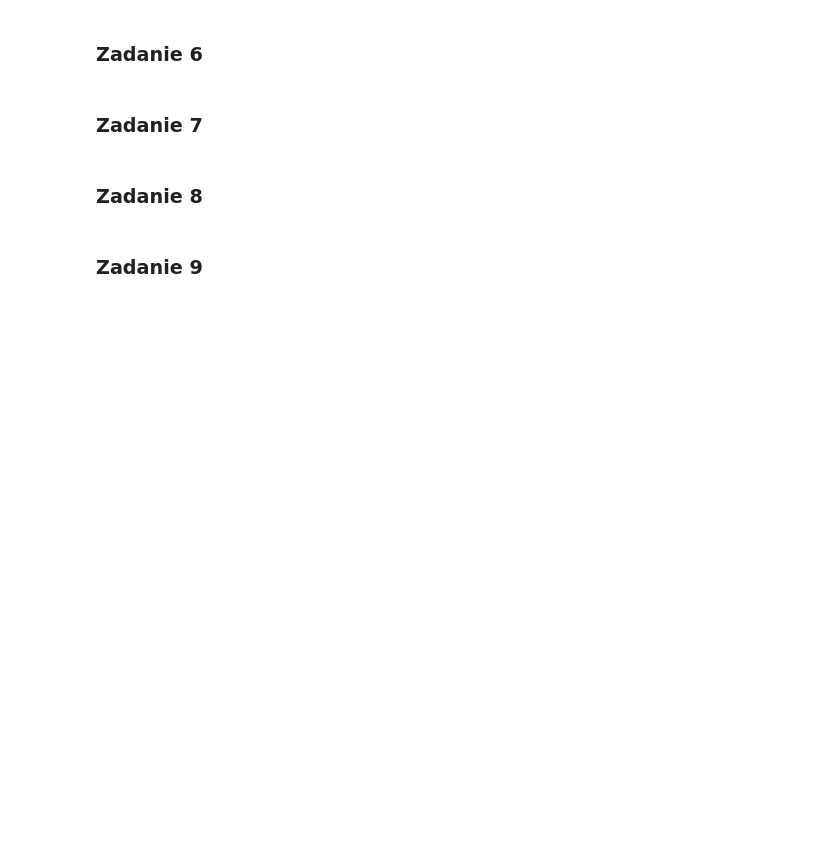
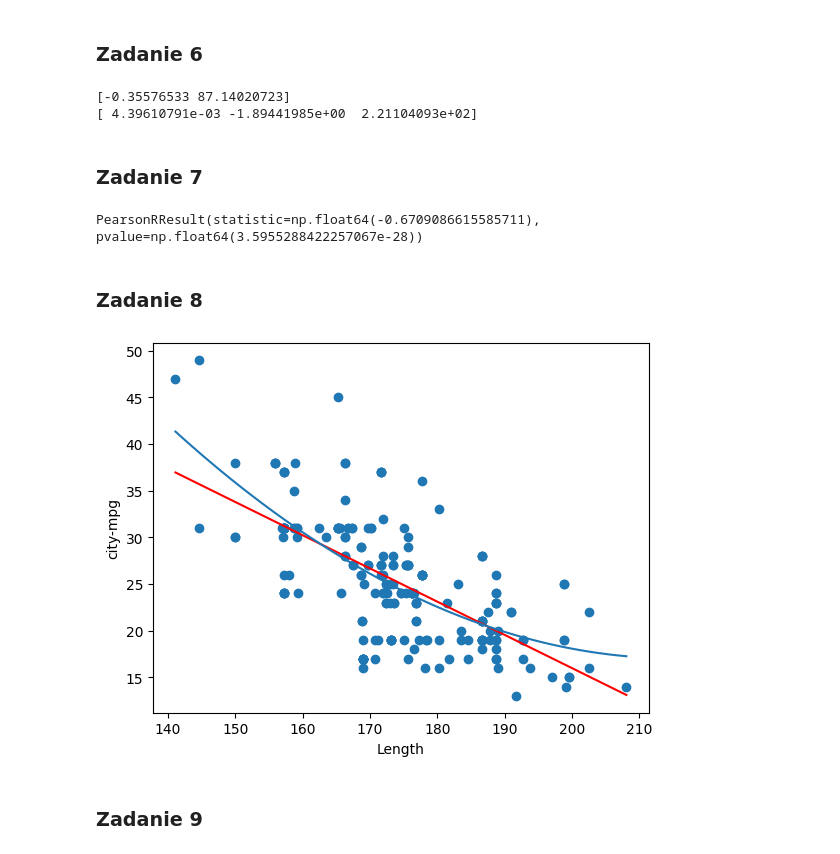
Before and after one commit to ExeN93/sem4, a Jupyter notebook: Data Processing and Analysis/lab2/lab2.ipynb, the cells around one changed output. Drawn from its saved outputs; the diff is of its cells as text; code cells hidden in the pictures; blank space fills up the shorter version.

Commit message:
lab2 Data Processing

```diff
--- a/Data Processing and Analysis/lab2/lab2.ipynb
+++ b/Data Processing and Analysis/lab2/lab2.ipynb
@@ -400,6 +400,7 @@ array([['', 'normalized-losses', 'make', ..., 'highway-mpg', 'price',
 # %%
 data_pd = pd.read_csv('autos.csv')
 display(data_pd)
+data = data_pd
 # %% [output]
 |  | Unnamed: 0 | normalized-losses | make | fuel-type | aspiration | num-of-doors | body-style | drive-wheels | ... |
 | 0 | 0 | NaN | alfa-romero | gas | std | two | convertible | rwd | ... |
@@ -470,10 +471,49 @@ volvo          gas          10
 Name: count, dtype: int64
 # %% [markdown]
 ### Zadanie 6
+# %%
+p1 = np.polyfit(data['length'], data['city-mpg'], 1)
+print(p1)
+p2 = np.polyfit(data['length'], data['city-mpg'], 2)
+print(p2)
+# %% [output]
+[-0.35576533 87.14020723]
+[ 4.39610791e-03 -1.89441985e+00  2.21104093e+02]
 # %% [markdown]
 ### Zadanie 7
+# %%
+import scipy.stats
+
+p_value = scipy.stats.pearsonr(data['length'], data['city-mpg'])
+print(p_value)
+# %% [output]
+PearsonRResult(statistic=np.float64(-0.6709086615585711), pvalue=np.float64(3.5955288422257067e-28))
 # %% [markdown]
 ### Zadanie 8
+# %%
+import matplotlib.pyplot as plt
+
+x = data['length']
+y = data['city-mpg']
+
+p1 = np.polyfit(x, y, 1)
+
+p2 = np.polyfit(x, y, 2)
+
+plt.scatter(x, y)
+
+xfit = np.linspace(x.min(), x.max(), 50)
+yfit1 = np.polyval(p1, xfit)
+plt.plot(xfit, yfit1, color='red')
+
+yfit2 = np.polyval(p2, xfit)
+plt.plot(xfit, yfit2)
+
+plt.xlabel('Length')
+plt.ylabel('city-mpg')
+plt.show()
+# %% [output]
+[figure, added]
 # %% [markdown]
 ### Zadanie 9
 # %% [markdown]
```
